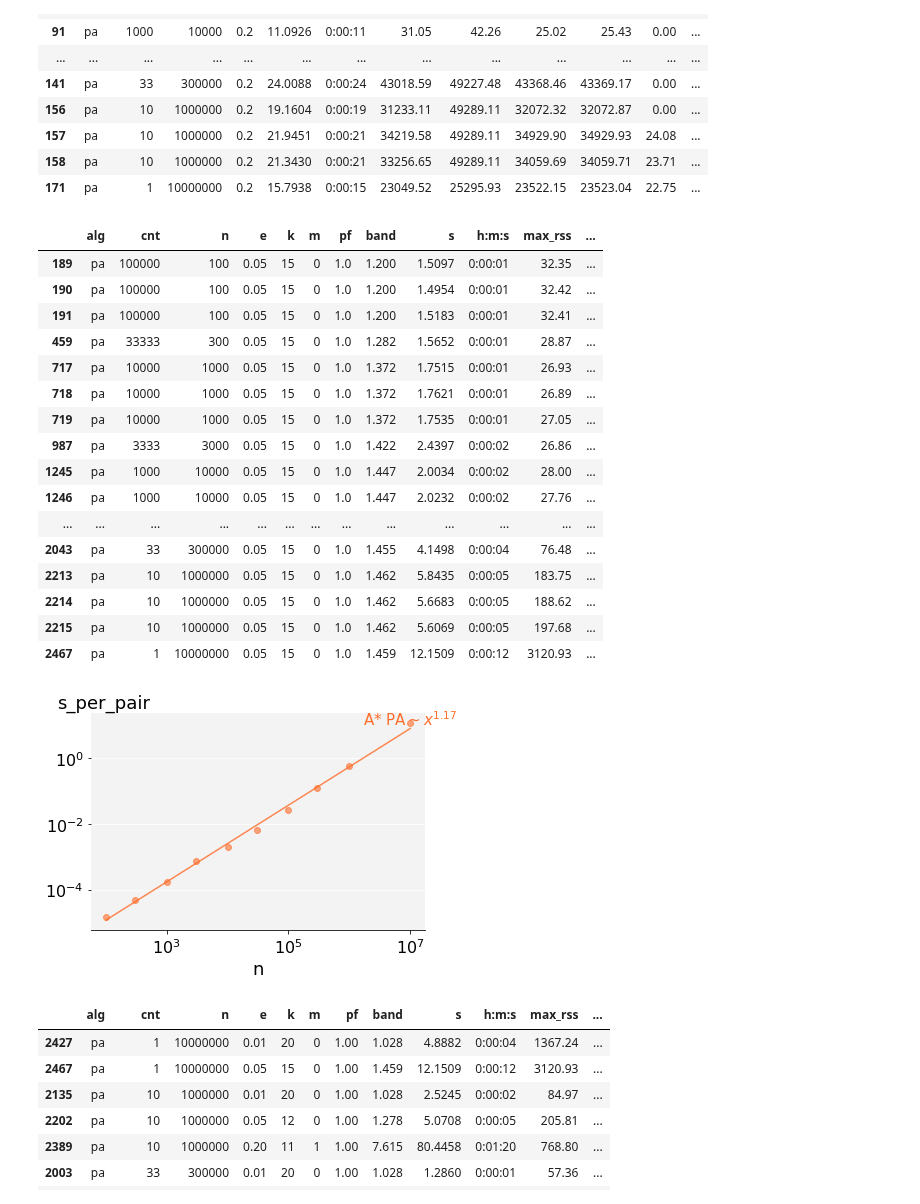
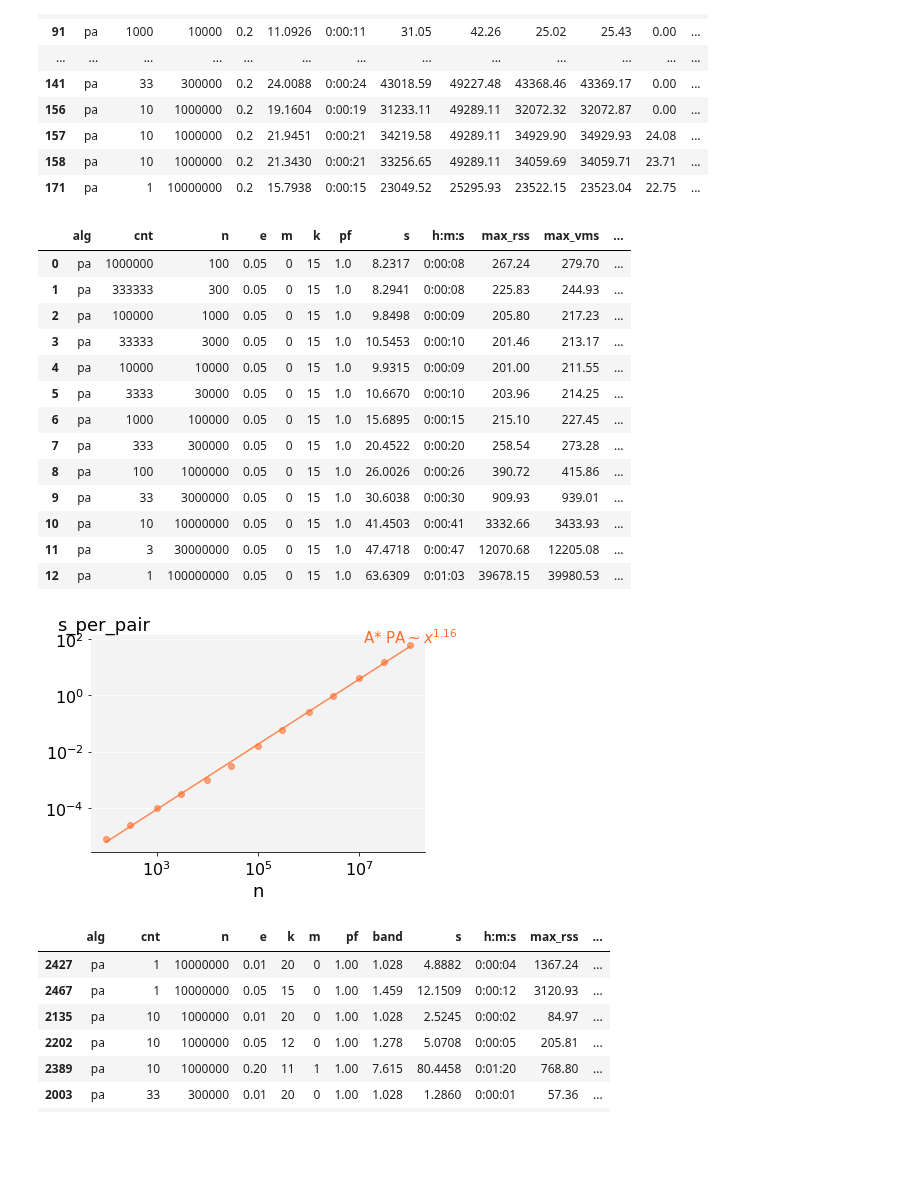
Before and after one commit to RagnarGrootKoerkamp/astar-pairwise-aligner, a Jupyter notebook: evals/benchmarks.ipynb, the cells around one changed output. Drawn from its saved outputs; the diff is of its cells as text; code cells hidden in the pictures; blank space fills up the shorter version.

```diff
--- a/evals/benchmarks.ipynb
+++ b/evals/benchmarks.ipynb
@@ -270,36 +270,28 @@ display(df)
 | 158 | pa | 10 | 1000000 | 0.2 | 21.3430 | 0:00:21 | 33256.65 | 49289.11 | 34059.69 | 34059.71 | 23.71 | ... |
 | 171 | pa | 1 | 10000000 | 0.2 | 15.7938 | 0:00:15 | 23049.52 | 25295.93 | 23522.15 | 23523.04 | 22.75 | ... |
 # %%
-experiment_name = 'benchmark'
+experiment_name = 'linear'
 
-df = read_benchmarks('../data/table/params_N10000000.tsv').dropna()
+df = read_benchmarks('../data/table/linear_N100000000_e0.05_m0_k15_pf1.0.tsv')
 
-#df['alg'] = df['k']
-df = df[df['e'] == 0.05]
-df = df[df['pf'] == 1.0]
-df = df[df['m'] == 0]
-df = df[df['k'] == 15]
 display(df)
 plot_scaling(df, y='s_per_pair', x='n', prefix=experiment_name, xlog=True, ylog=True, trend_line="poly")
 # %% [output]
-|  | alg | cnt | n | e | k | m | pf | band | s | h:m:s | max_rss | ... |
-| 189 | pa | 100000 | 100 | 0.05 | 15 | 0 | 1.0 | 1.200 | 1.5097 | 0:00:01 | 32.35 | ... |
-| 190 | pa | 100000 | 100 | 0.05 | 15 | 0 | 1.0 | 1.200 | 1.4954 | 0:00:01 | 32.42 | ... |
-| 191 | pa | 100000 | 100 | 0.05 | 15 | 0 | 1.0 | 1.200 | 1.5183 | 0:00:01 | 32.41 | ... |
-| 459 | pa | 33333 | 300 | 0.05 | 15 | 0 | 1.0 | 1.282 | 1.5652 | 0:00:01 | 28.87 | ... |
-| 717 | pa | 10000 | 1000 | 0.05 | 15 | 0 | 1.0 | 1.372 | 1.7515 | 0:00:01 | 26.93 | ... |
-| 718 | pa | 10000 | 1000 | 0.05 | 15 | 0 | 1.0 | 1.372 | 1.7621 | 0:00:01 | 26.89 | ... |
-| 719 | pa | 10000 | 1000 | 0.05 | 15 | 0 | 1.0 | 1.372 | 1.7535 | 0:00:01 | 27.05 | ... |
-| 987 | pa | 3333 | 3000 | 0.05 | 15 | 0 | 1.0 | 1.422 | 2.4397 | 0:00:02 | 26.86 | ... |
-| 1245 | pa | 1000 | 10000 | 0.05 | 15 | 0 | 1.0 | 1.447 | 2.0034 | 0:00:02 | 28.00 | ... |
-| 1246 | pa | 1000 | 10000 | 0.05 | 15 | 0 | 1.0 | 1.447 | 2.0232 | 0:00:02 | 27.76 | ... |
-| ... | ... | ... | ... | ... | ... | ... | ... | ... | ... | ... | ... | ... |
-| 2043 | pa | 33 | 300000 | 0.05 | 15 | 0 | 1.0 | 1.455 | 4.1498 | 0:00:04 | 76.48 | ... |
-| 2213 | pa | 10 | 1000000 | 0.05 | 15 | 0 | 1.0 | 1.462 | 5.8435 | 0:00:05 | 183.75 | ... |
-| 2214 | pa | 10 | 1000000 | 0.05 | 15 | 0 | 1.0 | 1.462 | 5.6683 | 0:00:05 | 188.62 | ... |
-| 2215 | pa | 10 | 1000000 | 0.05 | 15 | 0 | 1.0 | 1.462 | 5.6069 | 0:00:05 | 197.68 | ... |
-| 2467 | pa | 1 | 10000000 | 0.05 | 15 | 0 | 1.0 | 1.459 | 12.1509 | 0:00:12 | 3120.93 | ... |
+|  | alg | cnt | n | e | m | k | pf | s | h:m:s | max_rss | max_vms | ... |
+| 0 | pa | 1000000 | 100 | 0.05 | 0 | 15 | 1.0 | 8.2317 | 0:00:08 | 267.24 | 279.70 | ... |
+| 1 | pa | 333333 | 300 | 0.05 | 0 | 15 | 1.0 | 8.2941 | 0:00:08 | 225.83 | 244.93 | ... |
+| 2 | pa | 100000 | 1000 | 0.05 | 0 | 15 | 1.0 | 9.8498 | 0:00:09 | 205.80 | 217.23 | ... |
+| 3 | pa | 33333 | 3000 | 0.05 | 0 | 15 | 1.0 | 10.5453 | 0:00:10 | 201.46 | 213.17 | ... |
+| 4 | pa | 10000 | 10000 | 0.05 | 0 | 15 | 1.0 | 9.9315 | 0:00:09 | 201.00 | 211.55 | ... |
+| 5 | pa | 3333 | 30000 | 0.05 | 0 | 15 | 1.0 | 10.6670 | 0:00:10 | 203.96 | 214.25 | ... |
+| 6 | pa | 1000 | 100000 | 0.05 | 0 | 15 | 1.0 | 15.6895 | 0:00:15 | 215.10 | 227.45 | ... |
+| 7 | pa | 333 | 300000 | 0.05 | 0 | 15 | 1.0 | 20.4522 | 0:00:20 | 258.54 | 273.28 | ... |
+| 8 | pa | 100 | 1000000 | 0.05 | 0 | 15 | 1.0 | 26.0026 | 0:00:26 | 390.72 | 415.86 | ... |
+| 9 | pa | 33 | 3000000 | 0.05 | 0 | 15 | 1.0 | 30.6038 | 0:00:30 | 909.93 | 939.01 | ... |
+| 10 | pa | 10 | 10000000 | 0.05 | 0 | 15 | 1.0 | 41.4503 | 0:00:41 | 3332.66 | 3433.93 | ... |
+| 11 | pa | 3 | 30000000 | 0.05 | 0 | 15 | 1.0 | 47.4718 | 0:00:47 | 12070.68 | 12205.08 | ... |
+| 12 | pa | 1 | 100000000 | 0.05 | 0 | 15 | 1.0 | 63.6309 | 0:01:03 | 39678.15 | 39980.53 | ... |
-[figure, old version]
+[figure, new version]
 # %%
 # Best params per input
 df = read_benchmarks('../data/table/params_N10000000.tsv')
```
Also changed, not shown: 1 other file.
